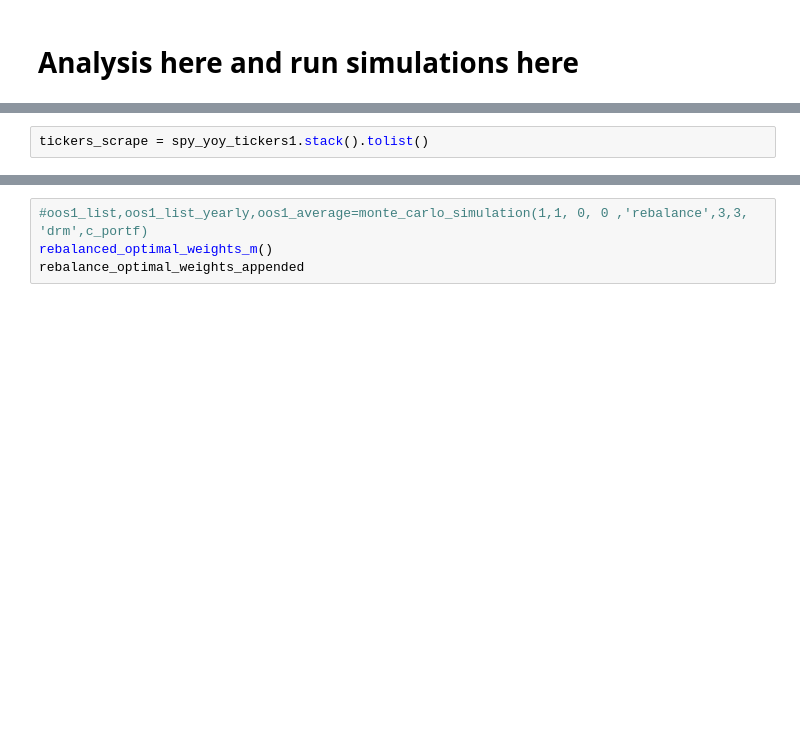
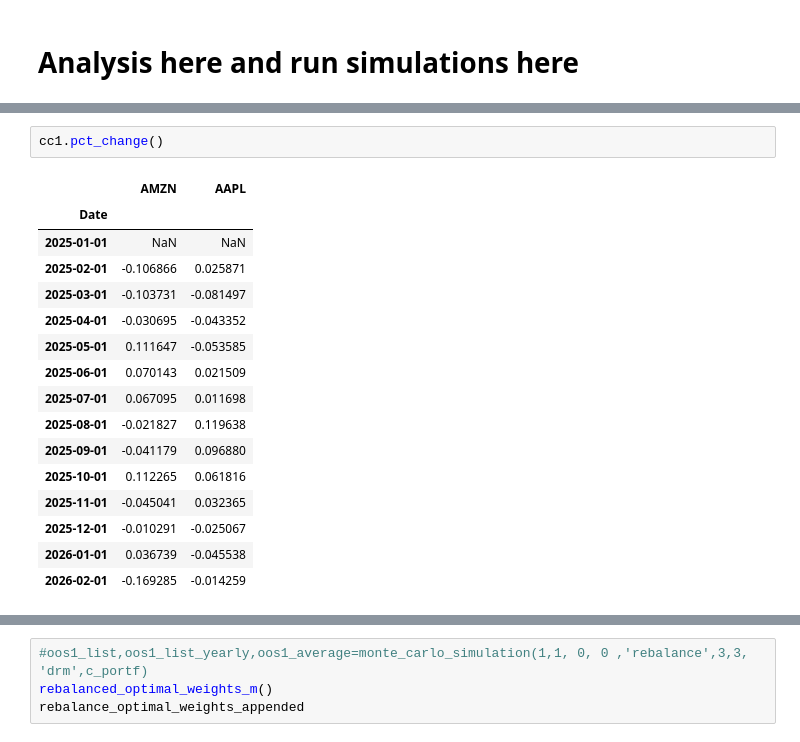
Before and after one commit to vincentbatten27/Multi-Factor_Investing, a Jupyter notebook: Multi_Factor_Fall_25/Messy_ Run simulator.ipynb, the cells around one changed output, grey strips where cells are left out. Saved outputs shown, nothing was run; the diff lists cells and outputs as text; blank space fills up the shorter version.

```diff
--- a/Multi_Factor_Fall_25/Messy_ Run simulator.ipynb
+++ b/Multi_Factor_Fall_25/Messy_ Run simulator.ipynb
@@ -2781,2 +2467,19 @@ Overall Progress: 50/11887 | Rate: 0.20/sec | ETA: 982.4min
-# %%
-tickers_scrape = spy_yoy_tickers1.stack().tolist()
+# %%
+cc1.pct_change()
+# %% [output]
+|  | AMZN | AAPL |
+| Date |  |  |
+| 2025-01-01 | NaN | NaN |
+| 2025-02-01 | -0.106866 | 0.025871 |
+| 2025-03-01 | -0.103731 | -0.081497 |
+| 2025-04-01 | -0.030695 | -0.043352 |
+| 2025-05-01 | 0.111647 | -0.053585 |
+| 2025-06-01 | 0.070143 | 0.021509 |
+| 2025-07-01 | 0.067095 | 0.011698 |
+| 2025-08-01 | -0.021827 | 0.119638 |
+| 2025-09-01 | -0.041179 | 0.096880 |
+| 2025-10-01 | 0.112265 | 0.061816 |
+| 2025-11-01 | -0.045041 | 0.032365 |
+| 2025-12-01 | -0.010291 | -0.025067 |
+| 2026-01-01 | 0.036739 | -0.045538 |
+| 2026-02-01 | -0.169285 | -0.014259 |
```
Also changed, not shown: parts of 8 cells of this notebook, 3 other files.
